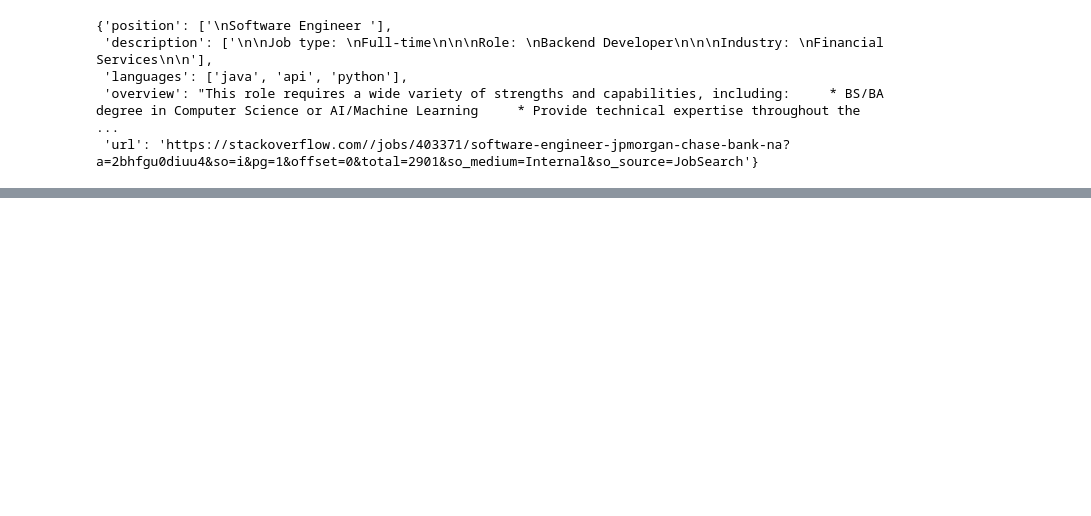
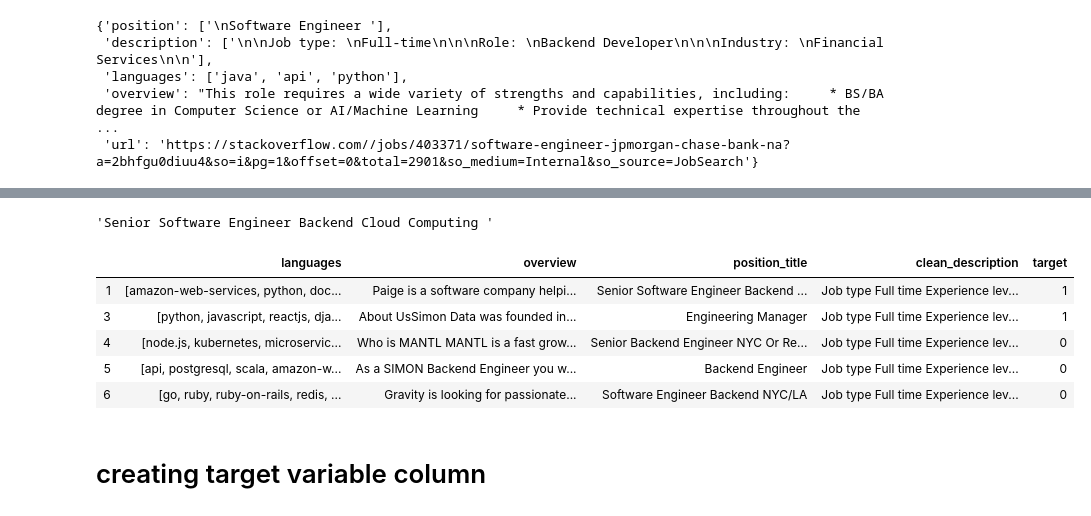
Before and after one commit to samraykhman/job_recomender, a Jupyter notebook: webscrape_json_nb.ipynb, the cells around one changed output, grey strips where cells are left out. Cells and saved outputs as stored; diff of their text form; code cells hidden in the pictures; blank space fills up the shorter version.

```diff
--- a/webscrape_json_nb.ipynb
+++ b/webscrape_json_nb.ipynb
@@ -170,0 +245,28 @@ do NLP cleaning to take out /n and what not. then save to df then save to csv. t
+# %%
+final['clean_description'] = final.description.apply(lambda x: fix_description(x))
+# %%
+# function to retain position name
+def keep_position_name(text):
+    text = text[3:]
+    return text
+# %%
+keep_position_name(final['position'][1])
+# %% [output]
+'Senior Software Engineer Backend Cloud Computing '
+# %%
+final['position_title'] = final.position.apply(lambda x: keep_position_name(x))
+# %%
+# dropping for cleaned columns
+final.drop('position', axis=1, inplace=True)
+final.drop('description', axis=1, inplace=True)
+# %%
+final.head()
+# %% [output]
+|  | languages | overview | position_title | clean_description | target |
+| 1 | [amazon-web-services, python, doc... | Paige is a software company helpi... | Senior Software Engineer Backend ... | Job type Full time Experience lev... | 1 |
+| 3 | [python, javascript, reactjs, dja... | About UsSimon Data was founded in... | Engineering Manager | Job type Full time Experience lev... | 1 |
+| 4 | [node.js, kubernetes, microservic... | Who is MANTL MANTL is a fast grow... | Senior Backend Engineer NYC Or Re... | Job type Full time Experience lev... | 0 |
+| 5 | [api, postgresql, scala, amazon-w... | As a SIMON Backend Engineer you w... | Backend Engineer | Job type Full time Experience lev... | 0 |
+| 6 | [go, ruby, ruby-on-rails, redis, ... | Gravity is looking for passionate... | Software Engineer Backend NYC/LA | Job type Full time Experience lev... | 0 |
+# %% [markdown]
+# creating target variable column
```
Also changed, not shown: parts of 38 cells of this notebook, 2 other files.
